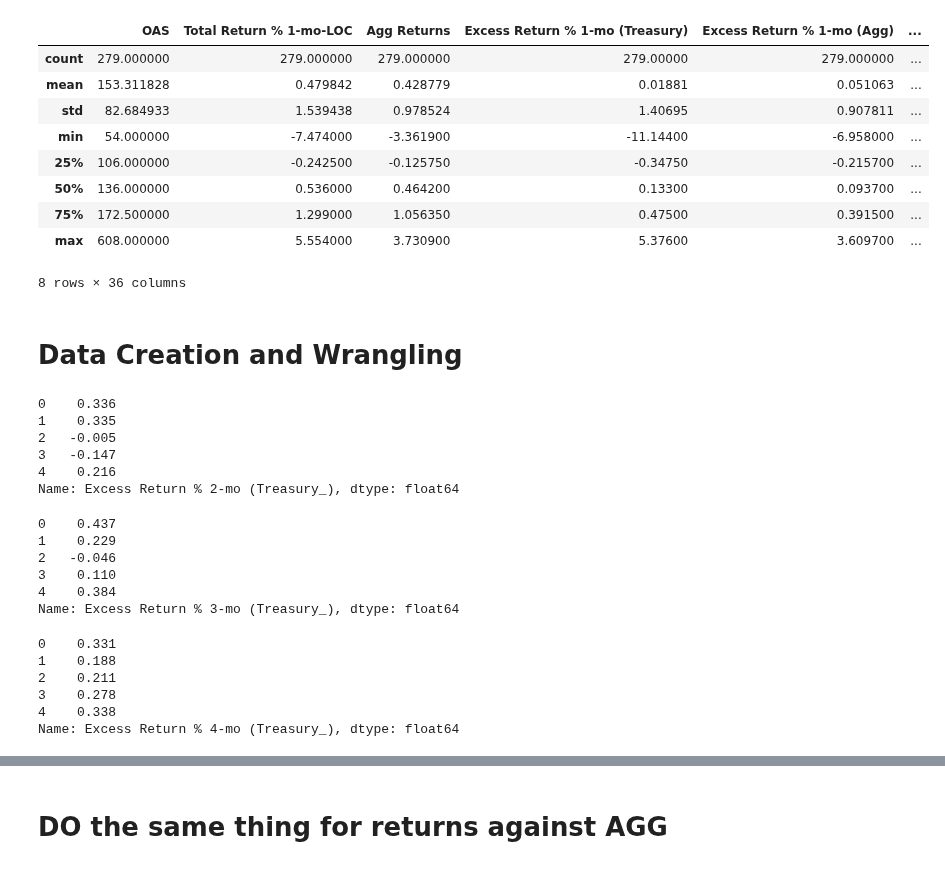
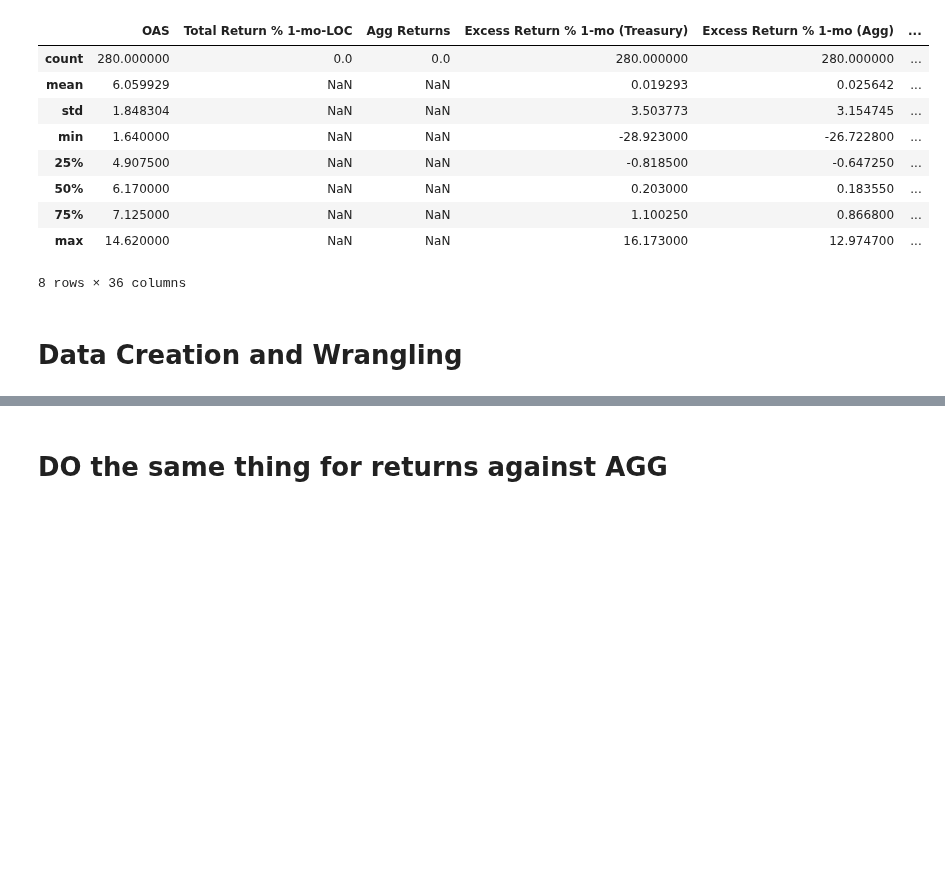
Before and after one commit to valazeinali/BoydWatterson, a Jupyter notebook: BoydWatterson/T-Test Analysis/FINAL_PROJECT_OAS.ipynb, the cells around one changed output, grey strips where cells are left out. Drawn from its saved outputs; the diff is of its cells as text; code cells hidden in the pictures; blank space fills up the shorter version.

```diff
--- a/BoydWatterson/T-Test Analysis/FINAL_PROJECT_OAS.ipynb
+++ b/BoydWatterson/T-Test Analysis/FINAL_PROJECT_OAS.ipynb
@@ -2,19 +2,19 @@
 import numpy as np
 import pandas as pd
 # %%
-df_IG = pd.read_excel('minmax_OAS_with_Returns.xlsx', sheet_name="IG")
+df = pd.read_excel('minmax_OAS_with_Returns.xlsx', sheet_name="FRPS")
 # %%
-df_IG.describe()
+df.describe()
 # %% [output]
 |  | OAS | Total Return % 1-mo-LOC | Agg Returns | Excess Return % 1-mo (Treasury) | Excess Return % 1-mo (Agg) | ... |
-| count | 279.000000 | 279.000000 | 279.000000 | 279.00000 | 279.000000 | ... |
-| mean | 153.311828 | 0.479842 | 0.428779 | 0.01881 | 0.051063 | ... |
-| std | 82.684933 | 1.539438 | 0.978524 | 1.40695 | 0.907811 | ... |
-| min | 54.000000 | -7.474000 | -3.361900 | -11.14400 | -6.958000 | ... |
-| 25% | 106.000000 | -0.242500 | -0.125750 | -0.34750 | -0.215700 | ... |
-| 50% | 136.000000 | 0.536000 | 0.464200 | 0.13300 | 0.093700 | ... |
-| 75% | 172.500000 | 1.299000 | 1.056350 | 0.47500 | 0.391500 | ... |
-| max | 608.000000 | 5.554000 | 3.730900 | 5.37600 | 3.609700 | ... |
+| count | 280.000000 | 0.0 | 0.0 | 280.000000 | 280.000000 | ... |
+| mean | 6.059929 | NaN | NaN | 0.019293 | 0.025642 | ... |
+| std | 1.848304 | NaN | NaN | 3.503773 | 3.154745 | ... |
+| min | 1.640000 | NaN | NaN | -28.923000 | -26.722800 | ... |
+| 25% | 4.907500 | NaN | NaN | -0.818500 | -0.647250 | ... |
+| 50% | 6.170000 | NaN | NaN | 0.203000 | 0.183550 | ... |
+| 75% | 7.125000 | NaN | NaN | 1.100250 | 0.866800 | ... |
+| max | 14.620000 | NaN | NaN | 16.173000 | 12.974700 | ... |
 8 rows × 36 columns
 # %% [markdown]
 # Data Creation and Wrangling
@@ -24,30 +20,0 @@ df_IG = df_IG.drop(columns = ['Excess Return % 1-mo (Treasury).1','Excess Return
-# %%
-df_IG['Excess Return % 2-mo (Treasury_)'] = df_IG['Excess Return % 1-mo (Treasury)'].rolling(2,win_type='boxcar',center=True).sum().shift(-1)
-df_IG["Excess Return % 2-mo (Treasury_)"].head()
-# %% [output]
-0    0.336
-1    0.335
-2   -0.005
-3   -0.147
-4    0.216
-Name: Excess Return % 2-mo (Treasury_), dtype: float64
-# %%
-df_IG['Excess Return % 3-mo (Treasury_)'] = df_IG['Excess Return % 1-mo (Treasury)'].rolling(3,win_type='boxcar',center=True).sum().shift(-1)
-df_IG["Excess Return % 3-mo (Treasury_)"].head()
-# %% [output]
-0    0.437
-1    0.229
-2   -0.046
-3    0.110
-4    0.384
-Name: Excess Return % 3-mo (Treasury_), dtype: float64
-# %%
-df_IG['Excess Return % 4-mo (Treasury_)'] = df_IG['Excess Return % 1-mo (Treasury)'].rolling(4,win_type='boxcar',center=True).sum().shift(-2)
-df_IG["Excess Return % 4-mo (Treasury_)"].head()
-# %% [output]
-0    0.331
-1    0.188
-2    0.211
-3    0.278
-4    0.338
-Name: Excess Return % 4-mo (Treasury_), dtype: float64
```
Also changed, not shown: parts of 315 cells of this notebook.
